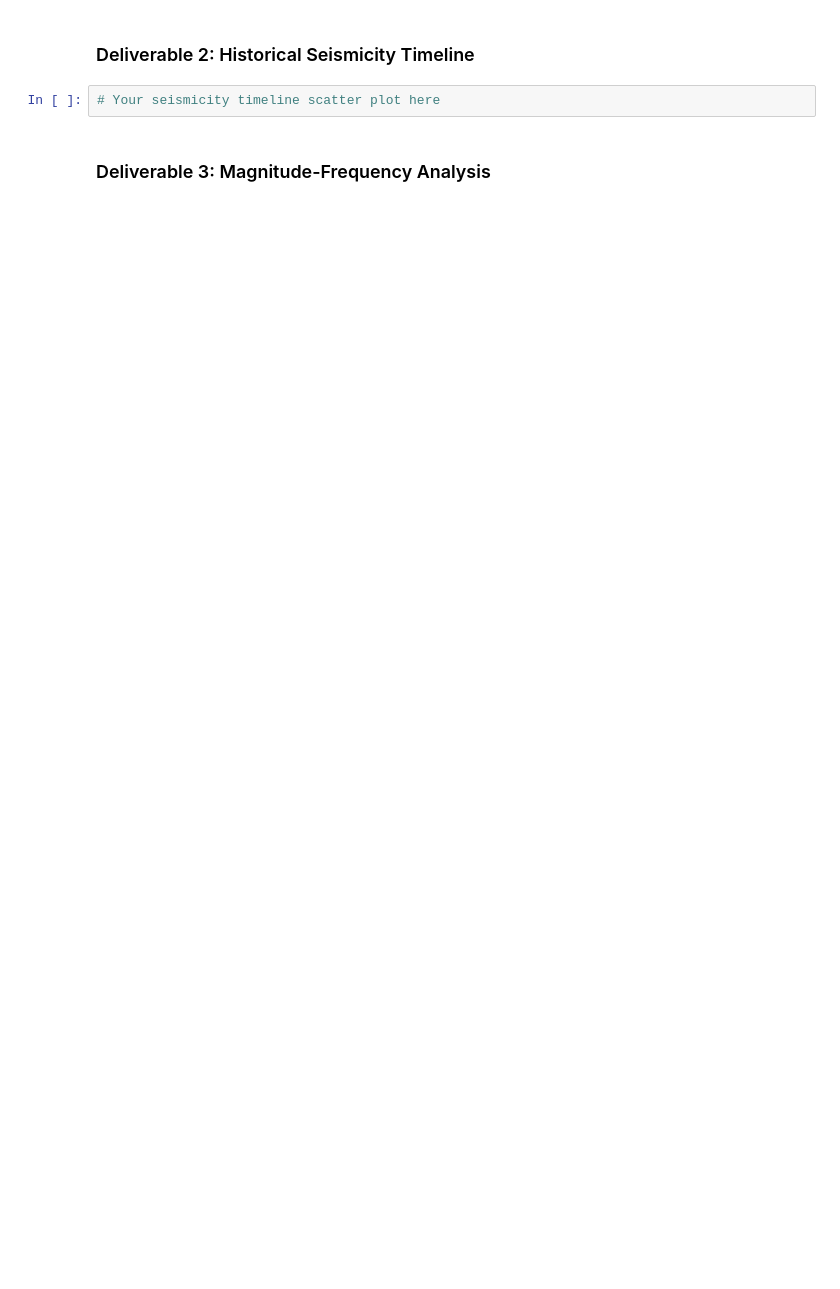
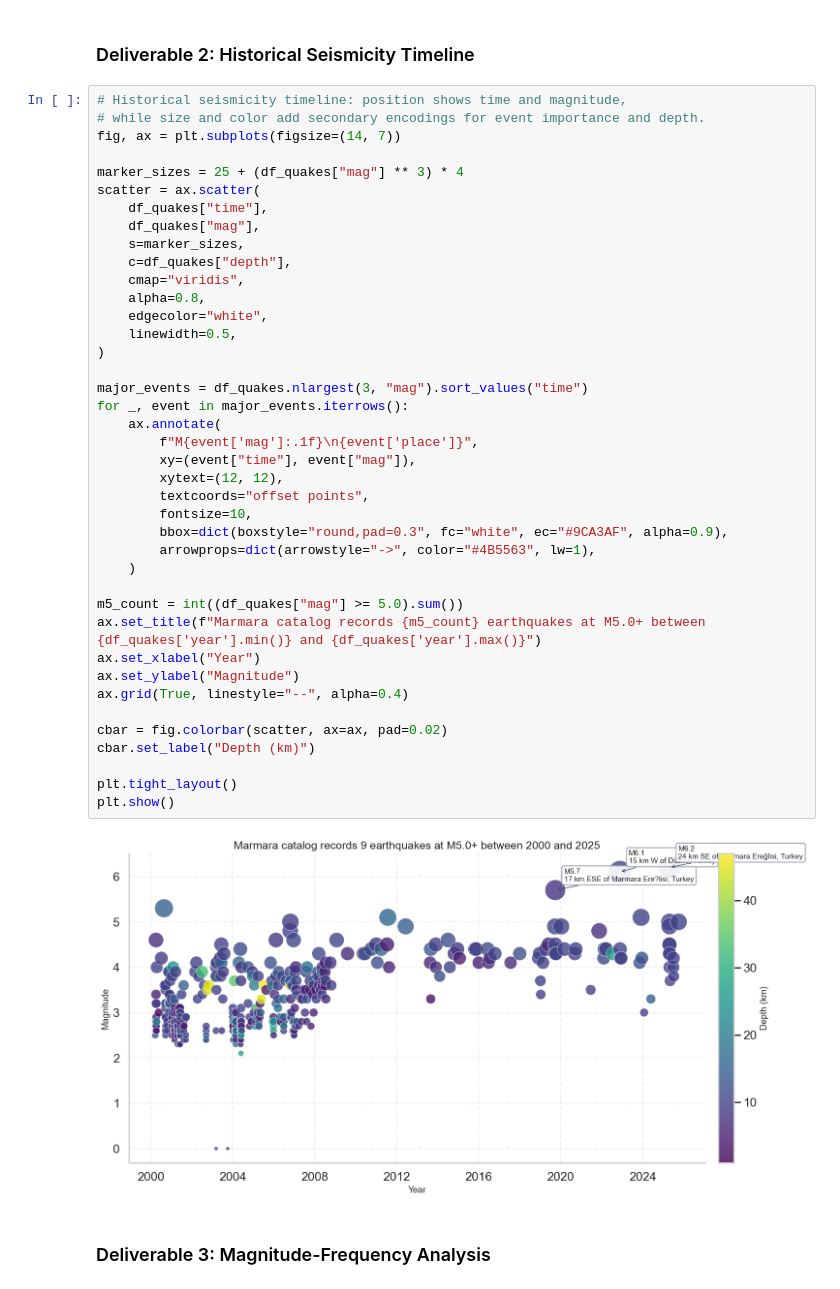
Before and after one commit to boralitost/CE49X, a Jupyter notebook: Week04_Matplotlib_Visualization/lab/Lab04_Istanbul_Earthquake_Risk_Dashboard.ipynb, the cells around one changed output. Saved outputs shown, nothing was run; the diff lists cells and outputs as text; blank space fills up the shorter version.

Commit message:
Lab04: Istanbul earthquake risk dashboard, data, and dashboard.png output
Made-with: Cursor

```diff
--- a/Week04_Matplotlib_Visualization/lab/Lab04_Istanbul_Earthquake_Risk_Dashboard.ipynb
+++ b/Week04_Matplotlib_Visualization/lab/Lab04_Istanbul_Earthquake_Risk_Dashboard.ipynb
@@ -336,7 +604,47 @@ plt.rcParams['font.size'] = 12
 # %% [markdown]
 ### Deliverable 2: Historical Seismicity Timeline
 # %%
-# Your seismicity timeline scatter plot here
+# Historical seismicity timeline: position shows time and magnitude,
+# while size and color add secondary encodings for event importance and depth.
+fig, ax = plt.subplots(figsize=(14, 7))
+
+marker_sizes = 25 + (df_quakes["mag"] ** 3) * 4
+scatter = ax.scatter(
+    df_quakes["time"],
+    df_quakes["mag"],
+    s=marker_sizes,
+    c=df_quakes["depth"],
+    cmap="viridis",
+    alpha=0.8,
+    edgecolor="white",
+    linewidth=0.5,
+)
+
+major_events = df_quakes.nlargest(3, "mag").sort_values("time")
+for _, event in major_events.iterrows():
+    ax.annotate(
+        f"M{event['mag']:.1f}\n{event['place']}",
+        xy=(event["time"], event["mag"]),
+        xytext=(12, 12),
+        textcoords="offset points",
+        fontsize=10,
+        bbox=dict(boxstyle="round,pad=0.3", fc="white", ec="#9CA3AF", alpha=0.9),
+        arrowprops=dict(arrowstyle="->", color="#4B5563", lw=1),
+    )
+
+m5_count = int((df_quakes["mag"] >= 5.0).sum())
+ax.set_title(f"Marmara catalog records {m5_count} earthquakes at M5.0+ between {df_quakes['year'].min()} and {df_quakes['year'].max()}")
+ax.set_xlabel("Year")
+ax.set_ylabel("Magnitude")
+ax.grid(True, linestyle="--", alpha=0.4)
+
+cbar = fig.colorbar(scatter, ax=ax, pad=0.02)
+cbar.set_label("Depth (km)")
+
+plt.tight_layout()
+plt.show()
+# %% [output]
+[figure, added]
 # %% [markdown]
 ### Deliverable 3: Magnitude-Frequency Analysis
 # %%
```
Also changed, not shown: parts of 9 cells of this notebook, 7 other files.
